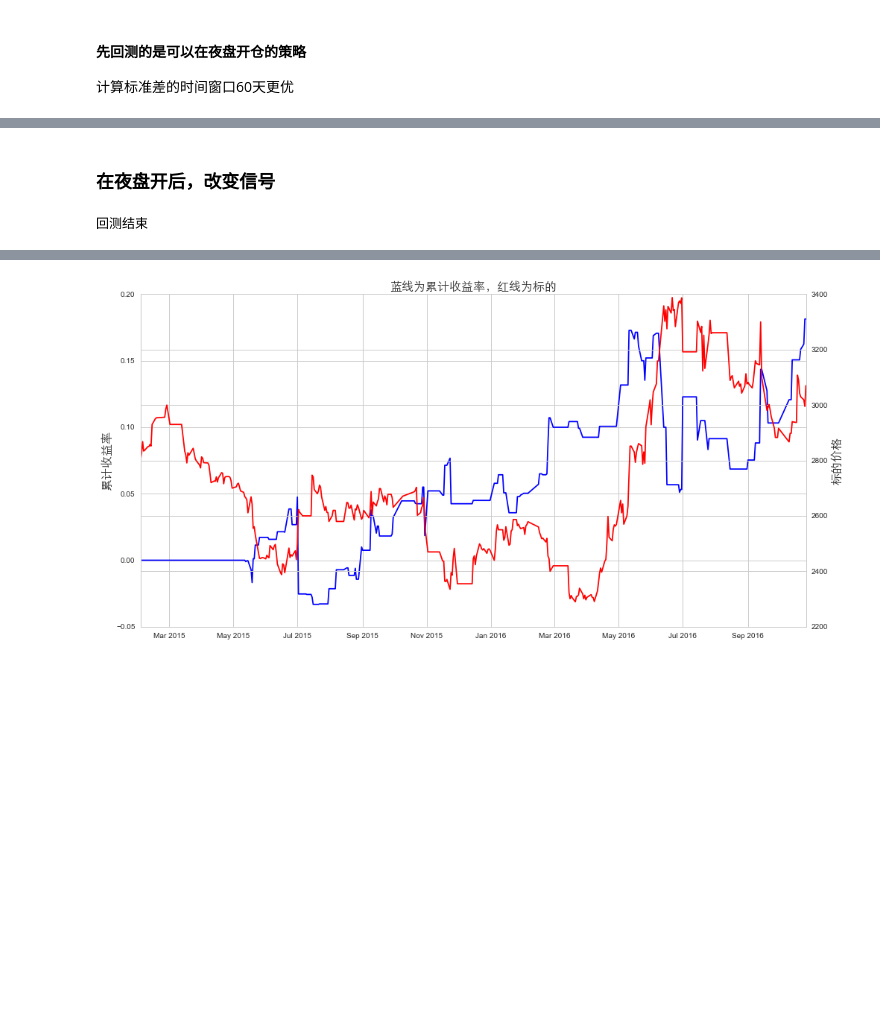
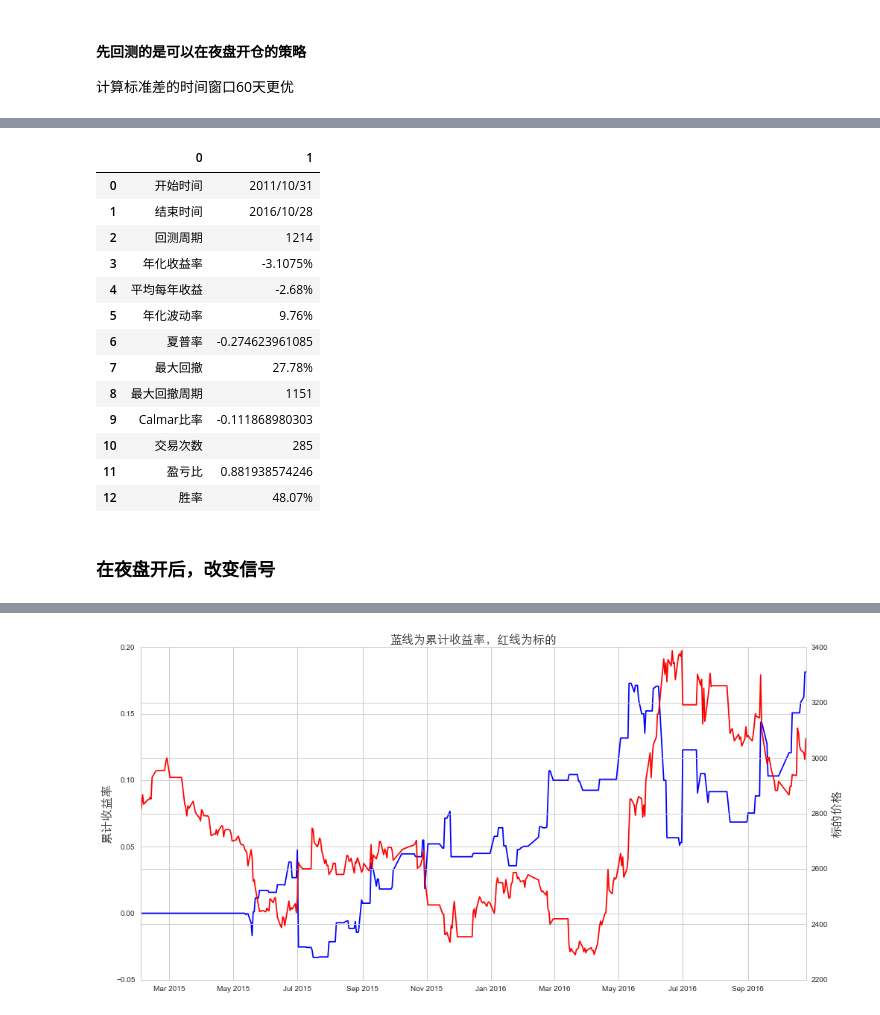
Before and after one commit to nigelliyang/CTA_Strategy, a Jupyter notebook: bog_day_strategy/M00_test_stragegy.ipynb, the cells around one changed output, grey strips where cells are left out. Cells and saved outputs as stored; diff of their text form; code cells hidden in the pictures; blank space fills up the shorter version.

```diff
--- a/bog_day_strategy/M00_test_stragegy.ipynb
+++ b/bog_day_strategy/M00_test_stragegy.ipynb
@@ -12,10 +36,25 @@ pf,Pnl = stratanalyz(Accountsummny)
+# %%
+pf
+# %% [output]
+|  | 0 | 1 |
+| 0 | 开始时间 | 2011/10/31 |
+| 1 | 结束时间 | 2016/10/28 |
+| 2 | 回测周期 | 1214 |
+| 3 | 年化收益率 | -3.1075% |
+| 4 | 平均每年收益 | -2.68% |
+| 5 | 年化波动率 | 9.76% |
+| 6 | 夏普率 | -0.274623961085 |
+| 7 | 最大回撤 | 27.78% |
+| 8 | 最大回撤周期 | 1151 |
+| 9 | Calmar比率 | -0.111868980303 |
+| 10 | 交易次数 | 285 |
+| 11 | 盈亏比 | 0.881938574246 |
+| 12 | 胜率 | 48.07% |
 # %% [markdown]
 ### 在夜盘开后，改变信号
 # %%
 %matplotlib inline
 from bog_f2015 import *
 from perforanalyze import *
-Accountsummny = runstrategy('../../ts_data/M00.DCE.addopen.csv',0.1,60)
-pf,Pnl = stratanalyz(Accountsummny)
+#Accountsummny = runstrategy('../../ts_data/M00.DCE.addopen.csv',0.1,60)
+#pf,Pnl = stratanalyz(Accountsummny)
-# %% [output]
-回测结束
```
Also changed, not shown: parts of 7 cells of this notebook, 16 other files.
